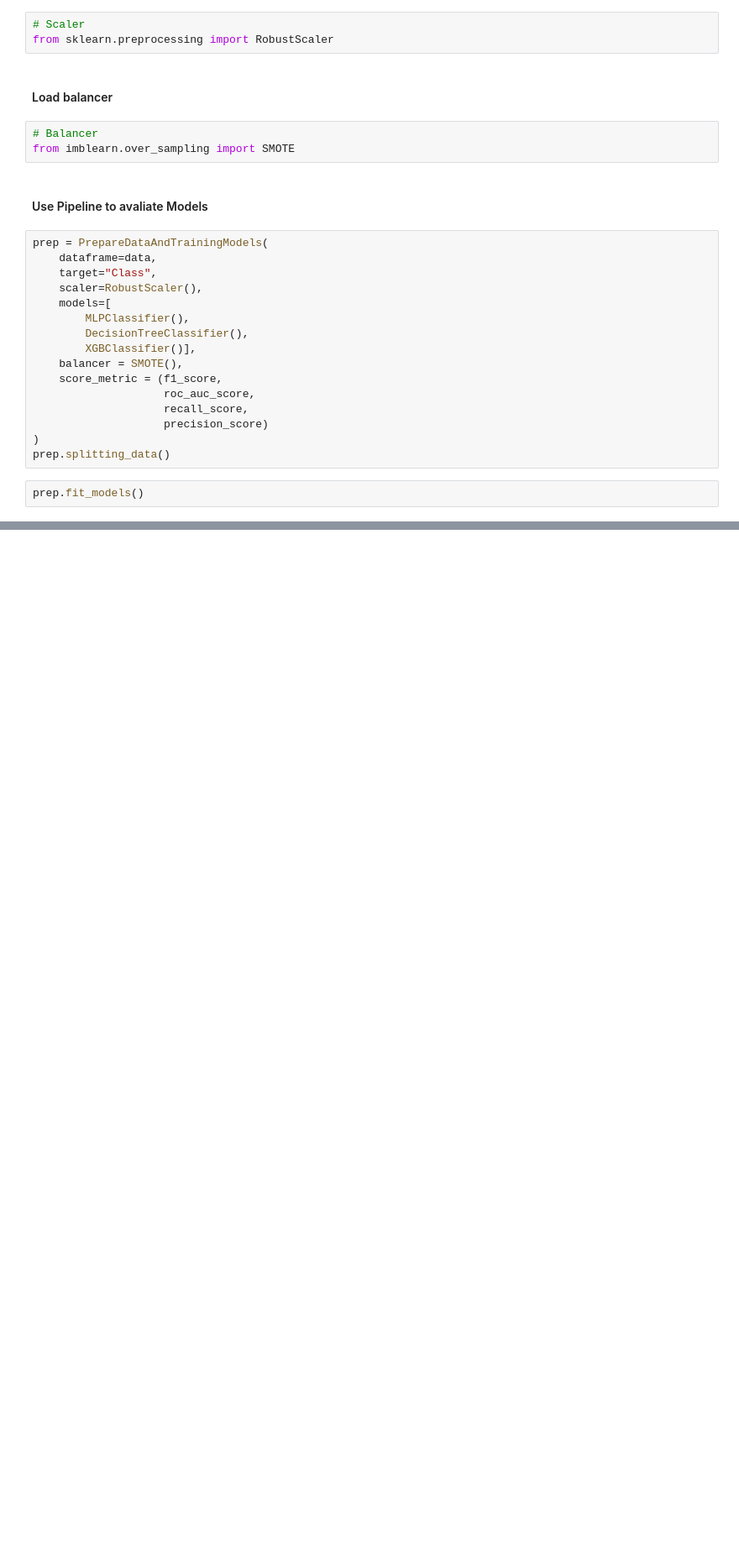
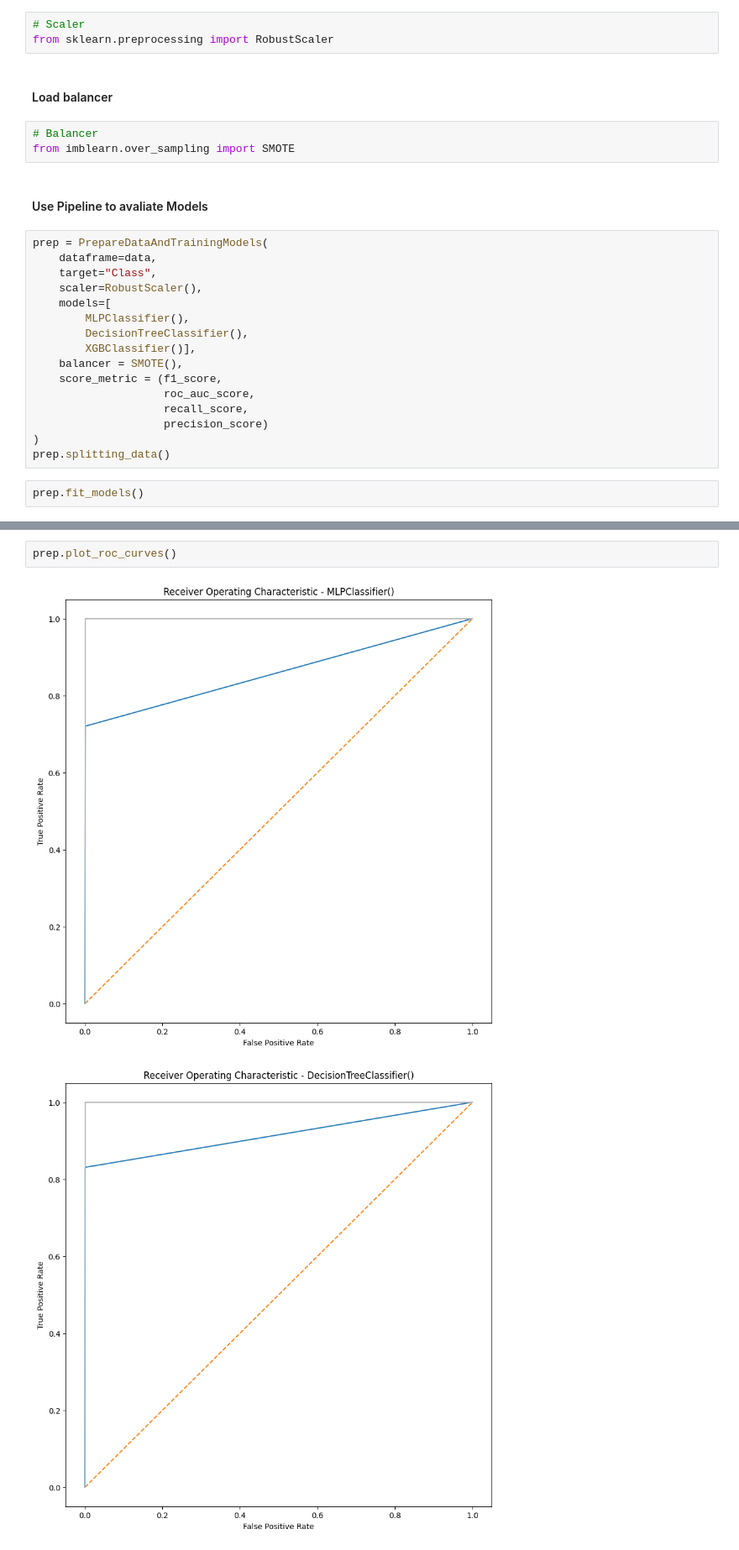
Before and after one commit to NophaieViscente/credit_card_fraud_detection, a Jupyter notebook: app/train_avaliate_models.ipynb, the cells around one changed output, grey strips where cells are left out. Shown at 84% size. Cells and saved outputs as stored; diff of their text form; blank space fills up the shorter version.

Commit message:
Uploading ROC Curve method

```diff
--- a/app/train_avaliate_models.ipynb
+++ b/app/train_avaliate_models.ipynb
@@ -83 +83,6 @@ prep.compute_scores()
 | 2 | XGBClassifier(base_score=0.5, boo... | 0.890625 | 0.919082 | 0.838235 | 0.950000 |
+# %%
+prep.plot_roc_curves()
+# %% [output]
+[figure, added]
+[figure, added]
```
Also changed, not shown: parts of 2 cells of this notebook, 1 other file.
